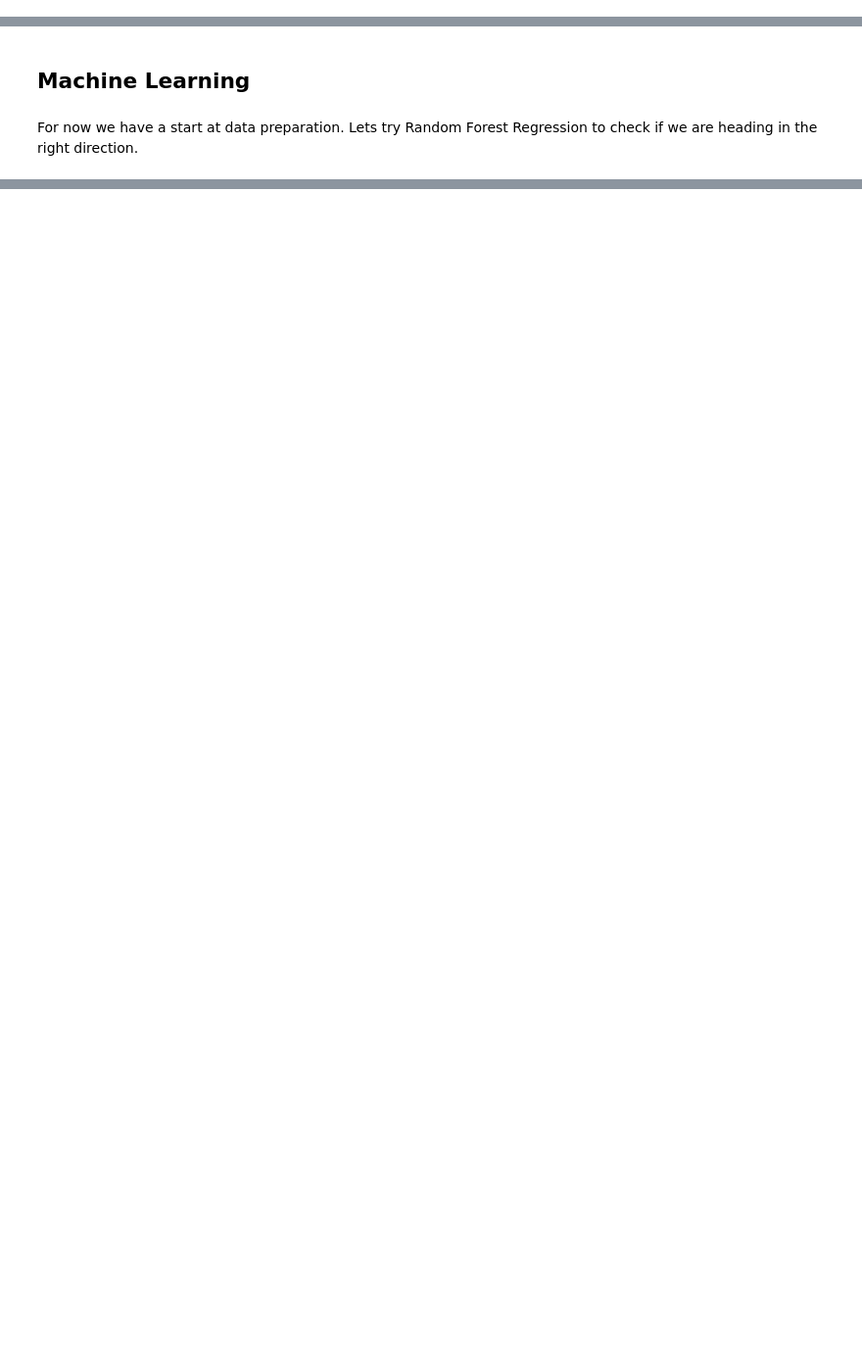
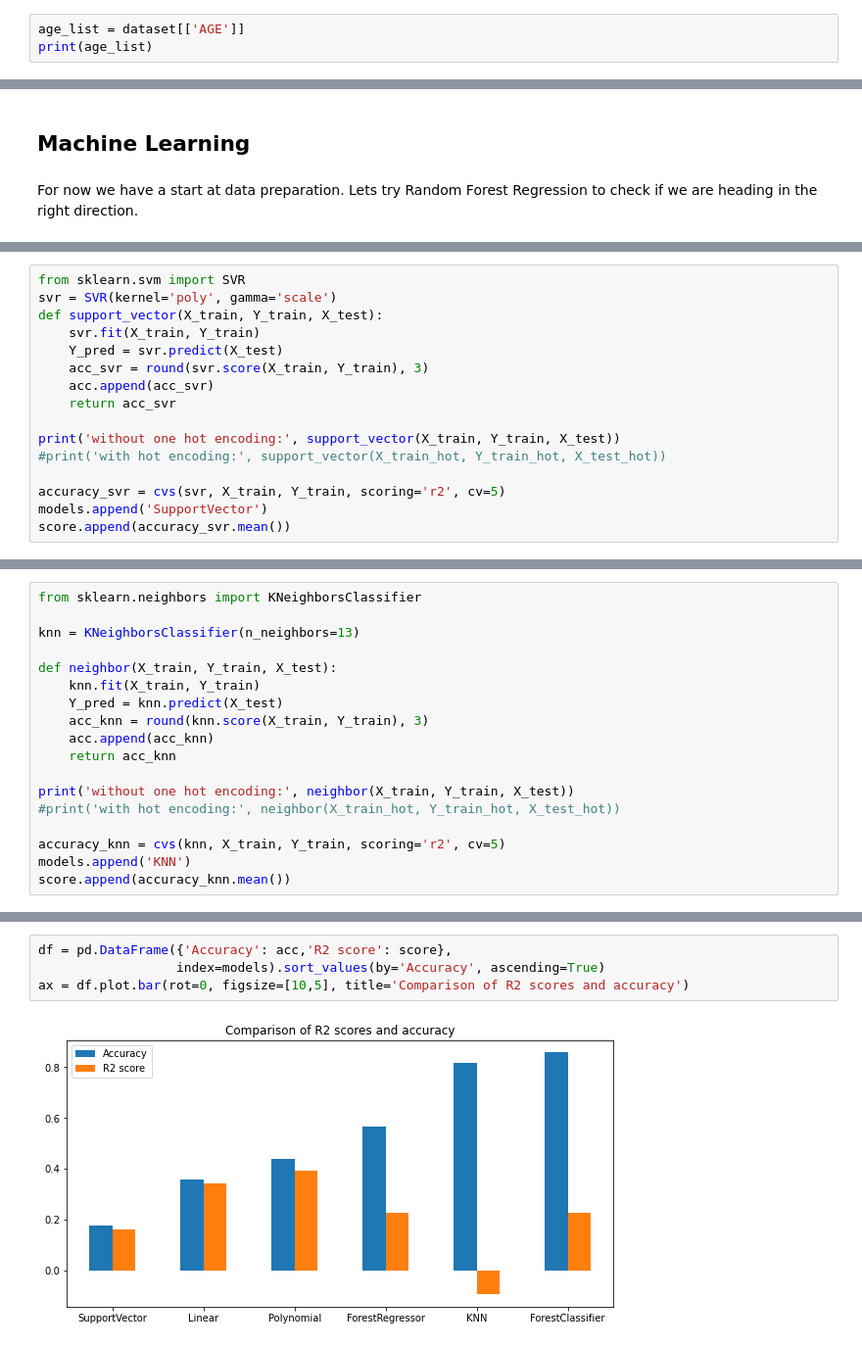
Before and after one commit to EVSZ/AI, a Jupyter notebook: PersonalNotebooks/Titanic/TITANIC Survival of a Disaster.ipynb, the cells around one changed output, grey strips where cells are left out. Shown at 98% size. Cells and saved outputs as stored; diff of their text form; blank space fills up the shorter version.

```diff
--- a/PersonalNotebooks/Titanic/TITANIC Survival of a Disaster.ipynb
+++ b/PersonalNotebooks/Titanic/TITANIC Survival of a Disaster.ipynb
@@ -125,0 +126,3 @@ The remaining null values will be filled out by using a median.
+# %%
+age_list = dataset[['AGE']]
+print(age_list)
@@ -299,0 +406,16 @@ from sklearn.preprocessing import LabelEncoder
+# %%
+from sklearn.svm import SVR
+svr = SVR(kernel='poly', gamma='scale')
+def support_vector(X_train, Y_train, X_test):
+    svr.fit(X_train, Y_train)
+    Y_pred = svr.predict(X_test)
+    acc_svr = round(svr.score(X_train, Y_train), 3)
+    acc.append(acc_svr)
+    return acc_svr
+
+print('without one hot encoding:', support_vector(X_train, Y_train, X_test))
+#print('with hot encoding:', support_vector(X_train_hot, Y_train_hot, X_test_hot))
+
+accuracy_svr = cvs(svr, X_train, Y_train, scoring='r2', cv=5)
+models.append('SupportVector')
+score.append(accuracy_svr.mean())
@@ -299,0 +426,18 @@ from sklearn.preprocessing import LabelEncoder
+# %%
+from sklearn.neighbors import KNeighborsClassifier
+
+knn = KNeighborsClassifier(n_neighbors=13)
+
+def neighbor(X_train, Y_train, X_test):
+    knn.fit(X_train, Y_train)
+    Y_pred = knn.predict(X_test)
+    acc_knn = round(knn.score(X_train, Y_train), 3)
+    acc.append(acc_knn)
+    return acc_knn
+
+print('without one hot encoding:', neighbor(X_train, Y_train, X_test))
+#print('with hot encoding:', neighbor(X_train_hot, Y_train_hot, X_test_hot))
+
+accuracy_knn = cvs(knn, X_train, Y_train, scoring='r2', cv=5)
+models.append('KNN')
+score.append(accuracy_knn.mean())
@@ -299,0 +448,6 @@ from sklearn.preprocessing import LabelEncoder
+# %%
+df = pd.DataFrame({'Accuracy': acc,'R2 score': score},
+                  index=models).sort_values(by='Accuracy', ascending=True)
+ax = df.plot.bar(rot=0, figsize=[10,5], title='Comparison of R2 scores and accuracy')
+# %% [output]
+[figure, added]
```
Also changed, not shown: parts of 45 cells of this notebook, 1 other file.
